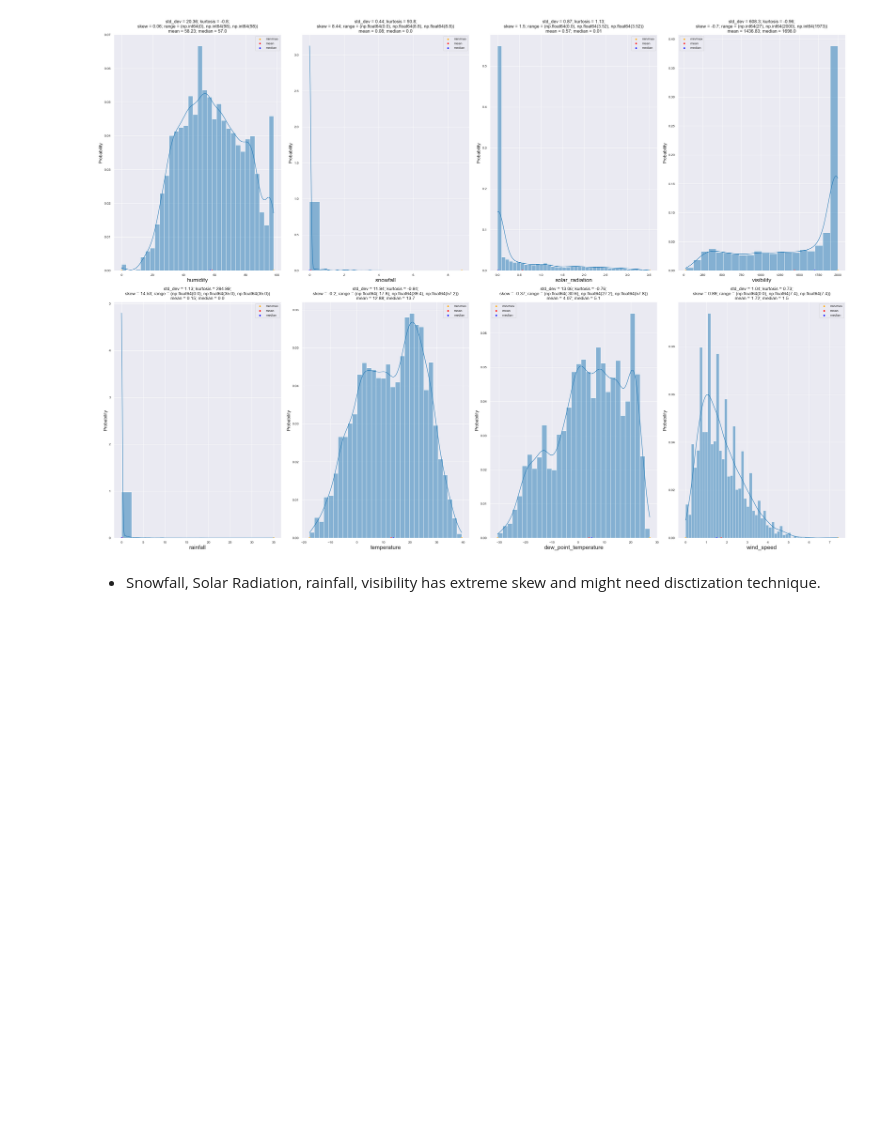
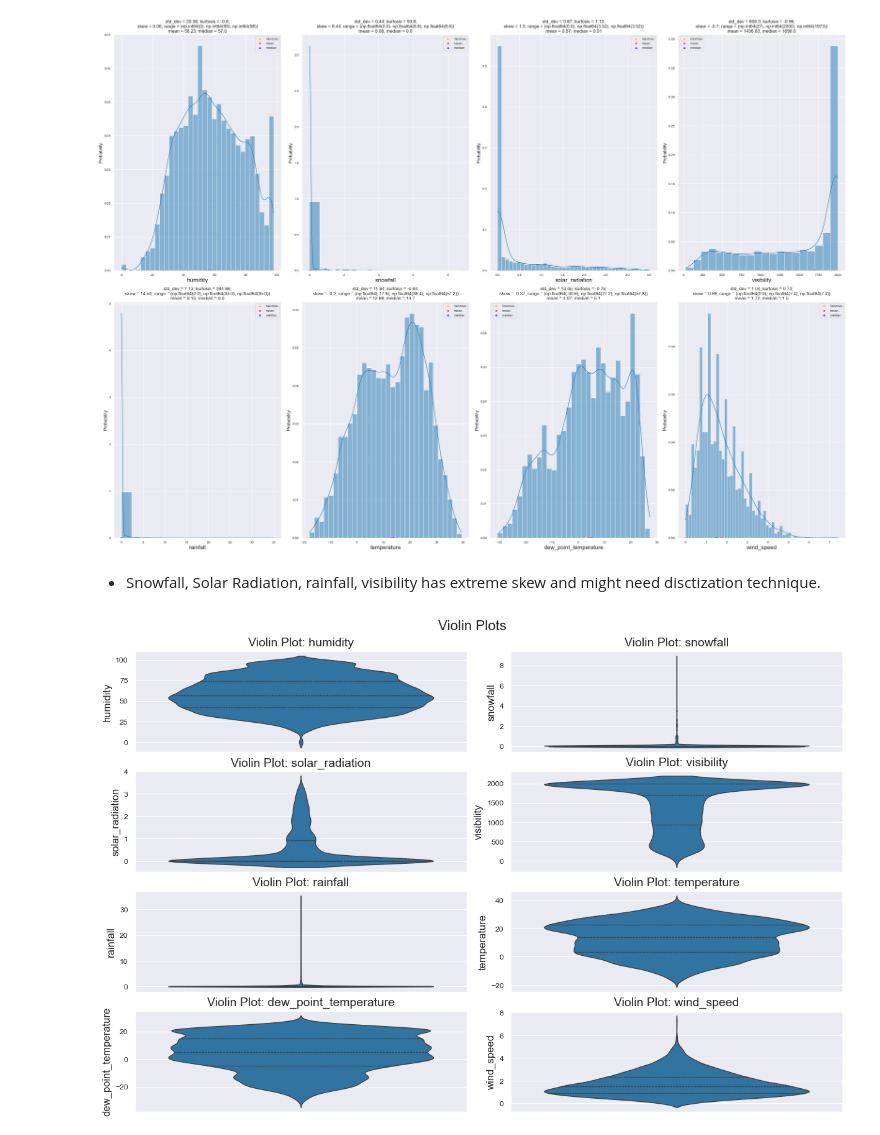
Before and after one commit to manuelmj39/bike-demand-prediction, a Jupyter notebook: notebooks/data-analysis.ipynb, the cells around one changed output. Cells and saved outputs as stored; diff of their text form; code cells hidden in the pictures; blank space fills up the shorter version.

```diff
--- a/notebooks/data-analysis.ipynb
+++ b/notebooks/data-analysis.ipynb
@@ -382,6 +382,46 @@ UVA_numeric(raw_df, cont_cols)
 [figure]
 # %% [markdown]
 * Snowfall, Solar Radiation, rainfall, visibility has extreme skew and might need disctization technique.
+# %%
+# Violin Plot
+def plot_violin_subplots(data, columns, title="Violin Plots", figsize=(12, 8), ncols=2):
+    """
+    Plots violin plots for multiple numerical columns in subplots.
+
+    Parameters:
+    - data: pandas DataFrame containing the data.
+    - columns: list of str, numerical columns to visualize.
+    - category: str, optional, the categorical column for grouping.
+    - title: str, the title of the plot.
+    - figsize: tuple, size of the entire figure.
+    - ncols: int, number of columns in the subplot grid.
+
+    Returns:
+    - A figure with subplots of violin plots.
+    """
+    nrows = -(-len(columns) // ncols)  # Calculate rows needed for subplots
+    fig, axes = plt.subplots(nrows=nrows, ncols=ncols, figsize=figsize, constrained_layout=True)
+
+    # Flatten axes for easier iteration (works even if only 1 row/column)
+    axes = axes.flatten()
+
+    for i, col in enumerate(columns):
+        sns.violinplot(data=data, y=col, ax=axes[i], inner="quartile")
+        axes[i].set_ylabel(col, fontsize=12)
+
+        axes[i].set_title(f"Violin Plot: {col}", fontsize=14)
+
+    # Remove empty subplots
+    for j in range(len(columns), len(axes)):
+        fig.delaxes(axes[j])
+
+    fig.suptitle(title, fontsize=16)
+    plt.show()
+
+
+plot_violin_subplots(raw_df, cont_cols)
+# %% [output]
+[figure, added]
 # %%
 def discrete_rainfall(df, col='rainfall'):
     # Define conditions for rainfall categories
```
Also changed, not shown: parts of 4 cells of this notebook.
